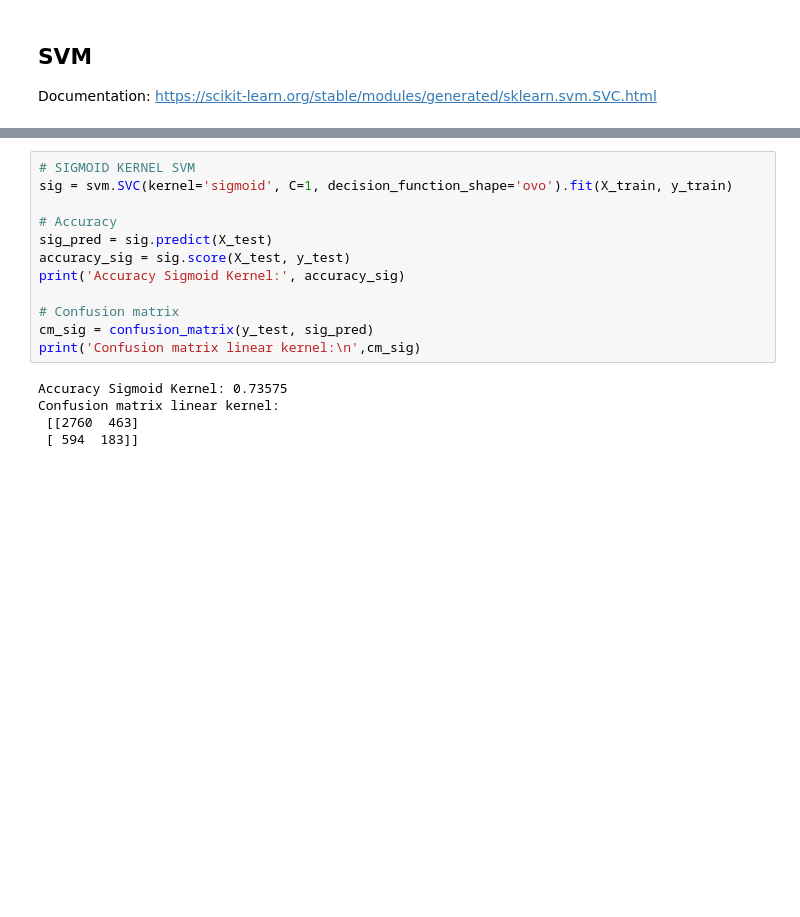
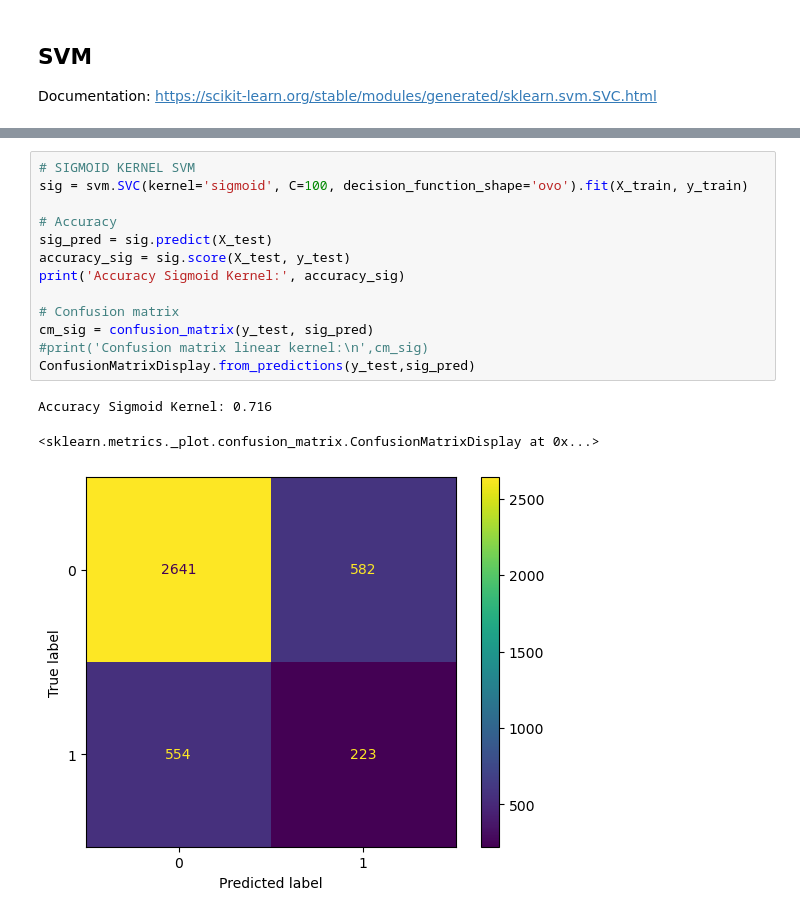
Before and after one commit to fredrikSveen/MALIS_project, a Jupyter notebook: ML_fun.ipynb, the cells around one changed output, grey strips where cells are left out. Drawn from its saved outputs; the diff is of its cells as text; blank space fills up the shorter version.

```diff
--- a/ML_fun.ipynb
+++ b/ML_fun.ipynb
@@ -84,17 +83,17 @@ Confusion matrix linear kernel:
 # %%
 # SIGMOID KERNEL SVM
-sig = svm.SVC(kernel='sigmoid', C=1, decision_function_shape='ovo').fit(X_train, y_train)
+sig = svm.SVC(kernel='sigmoid', C=100, decision_function_shape='ovo').fit(X_train, y_train)
 
 # Accuracy
 sig_pred = sig.predict(X_test)
 accuracy_sig = sig.score(X_test, y_test)
 print('Accuracy Sigmoid Kernel:', accuracy_sig)
 
 # Confusion matrix
 cm_sig = confusion_matrix(y_test, sig_pred)
-print('Confusion matrix linear kernel:\n',cm_sig)
+#print('Confusion matrix linear kernel:\n',cm_sig)
+ConfusionMatrixDisplay.from_predictions(y_test,sig_pred)
 # %% [output]
-Accuracy Sigmoid Kernel: 0.73575
-Confusion matrix linear kernel:
- [[2760  463]
- [ 594  183]]
+Accuracy Sigmoid Kernel: 0.716
+<sklearn.metrics._plot.confusion_matrix.ConfusionMatrixDisplay at 0x...>
+[figure, added]
```
Also changed, not shown: parts of 4 cells of this notebook, 2 other files.
